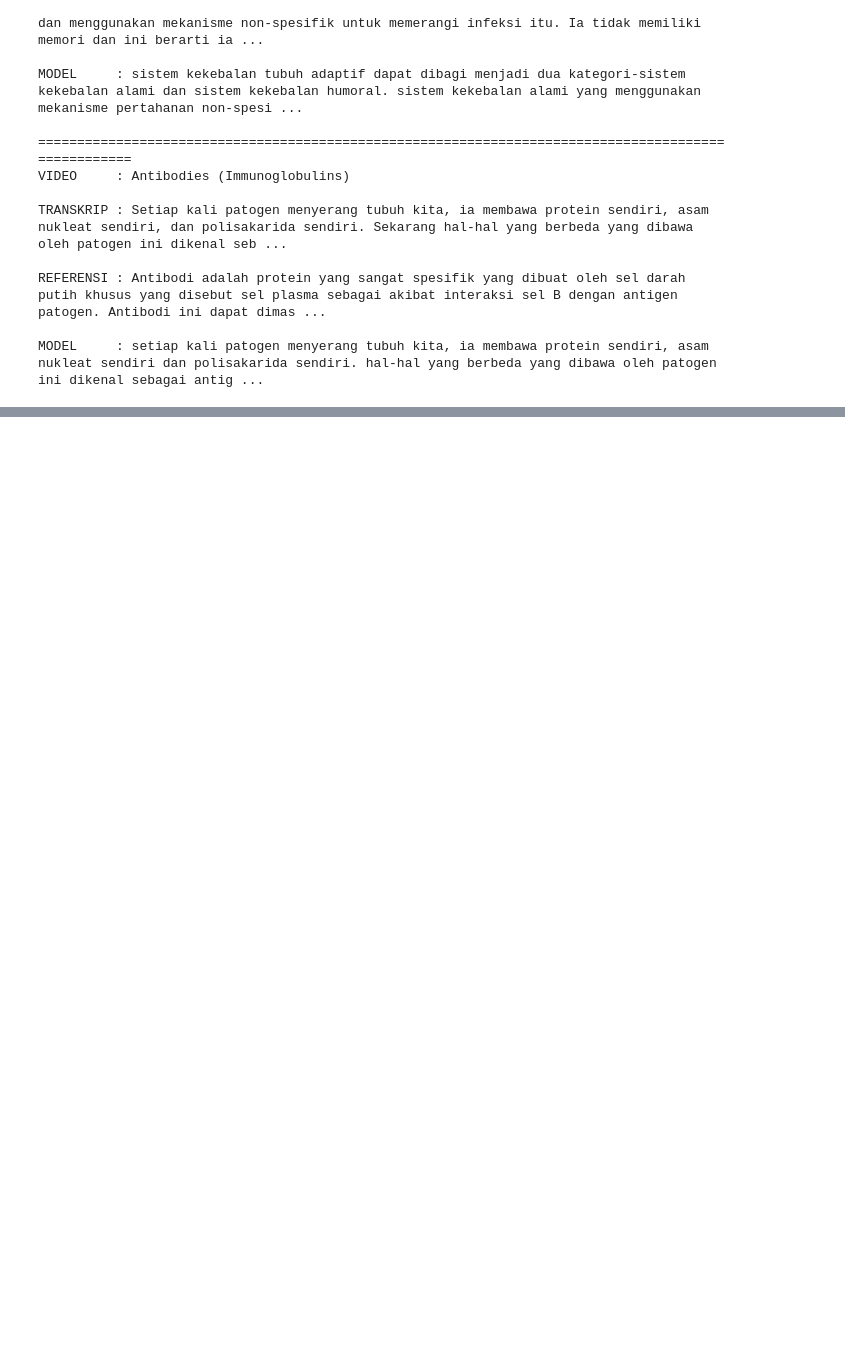
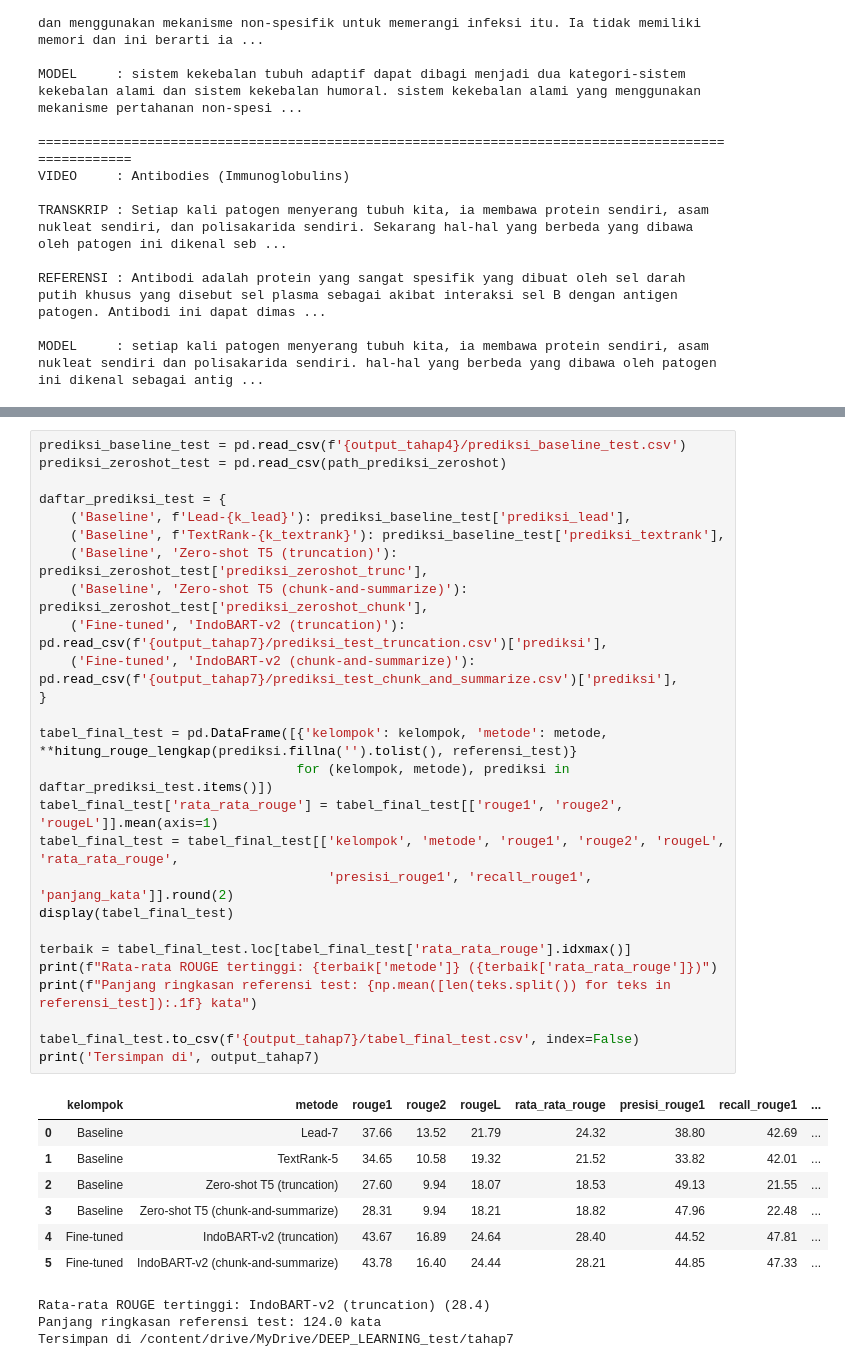
Before and after one commit to IRay3477/Pengembangan-Model-Deep-Learning-dan-Implementasi-API, a Jupyter notebook: Deep_Learning_Peringkasan_Otomatis_Video_Kuliah_Bahasa_Indonesia.ipynb, the cells around one changed output, grey strips where cells are left out. Saved outputs shown, nothing was run; the diff lists cells and outputs as text; blank space fills up the shorter version.

```diff
--- a/Deep_Learning_Peringkasan_Otomatis_Video_Kuliah_Bahasa_Indonesia.ipynb
+++ b/Deep_Learning_Peringkasan_Otomatis_Video_Kuliah_Bahasa_Indonesia.ipynb
@@ -2332,0 +2462,37 @@ MODEL     : setiap kali patogen menyerang tubuh kita, ia membawa protein sendiri
+# %%
+prediksi_baseline_test = pd.read_csv(f'{output_tahap4}/prediksi_baseline_test.csv')
+prediksi_zeroshot_test = pd.read_csv(path_prediksi_zeroshot)
+
+daftar_prediksi_test = {
+    ('Baseline', f'Lead-{k_lead}'): prediksi_baseline_test['prediksi_lead'],
+    ('Baseline', f'TextRank-{k_textrank}'): prediksi_baseline_test['prediksi_textrank'],
+    ('Baseline', 'Zero-shot T5 (truncation)'): prediksi_zeroshot_test['prediksi_zeroshot_trunc'],
+    ('Baseline', 'Zero-shot T5 (chunk-and-summarize)'): prediksi_zeroshot_test['prediksi_zeroshot_chunk'],
+    ('Fine-tuned', 'IndoBART-v2 (truncation)'): pd.read_csv(f'{output_tahap7}/prediksi_test_truncation.csv')['prediksi'],
+    ('Fine-tuned', 'IndoBART-v2 (chunk-and-summarize)'): pd.read_csv(f'{output_tahap7}/prediksi_test_chunk_and_summarize.csv')['prediksi'],
+}
+
+tabel_final_test = pd.DataFrame([{'kelompok': kelompok, 'metode': metode, **hitung_rouge_lengkap(prediksi.fillna('').tolist(), referensi_test)}
+                                 for (kelompok, metode), prediksi in daftar_prediksi_test.items()])
+tabel_final_test['rata_rata_rouge'] = tabel_final_test[['rouge1', 'rouge2', 'rougeL']].mean(axis=1)
+tabel_final_test = tabel_final_test[['kelompok', 'metode', 'rouge1', 'rouge2', 'rougeL', 'rata_rata_rouge',
+                                     'presisi_rouge1', 'recall_rouge1', 'panjang_kata']].round(2)
+display(tabel_final_test)
+
+terbaik = tabel_final_test.loc[tabel_final_test['rata_rata_rouge'].idxmax()]
+print(f"Rata-rata ROUGE tertinggi: {terbaik['metode']} ({terbaik['rata_rata_rouge']})")
+print(f"Panjang ringkasan referensi test: {np.mean([len(teks.split()) for teks in referensi_test]):.1f} kata")
+
+tabel_final_test.to_csv(f'{output_tahap7}/tabel_final_test.csv', index=False)
+print('Tersimpan di', output_tahap7)
+# %% [output]
+|  | kelompok | metode | rouge1 | rouge2 | rougeL | rata_rata_rouge | presisi_rouge1 | recall_rouge1 | ... |
+| 0 | Baseline | Lead-7 | 37.66 | 13.52 | 21.79 | 24.32 | 38.80 | 42.69 | ... |
+| 1 | Baseline | TextRank-5 | 34.65 | 10.58 | 19.32 | 21.52 | 33.82 | 42.01 | ... |
+| 2 | Baseline | Zero-shot T5 (truncation) | 27.60 | 9.94 | 18.07 | 18.53 | 49.13 | 21.55 | ... |
+| 3 | Baseline | Zero-shot T5 (chunk-and-summarize) | 28.31 | 9.94 | 18.21 | 18.82 | 47.96 | 22.48 | ... |
+| 4 | Fine-tuned | IndoBART-v2 (truncation) | 43.67 | 16.89 | 24.64 | 28.40 | 44.52 | 47.81 | ... |
+| 5 | Fine-tuned | IndoBART-v2 (chunk-and-summarize) | 43.78 | 16.40 | 24.44 | 28.21 | 44.85 | 47.33 | ... |
+Rata-rata ROUGE tertinggi: IndoBART-v2 (truncation) (28.4)
+Panjang ringkasan referensi test: 124.0 kata
+Tersimpan di /content/drive/MyDrive/DEEP_LEARNING_test/tahap7
```
Also changed, not shown: parts of 27 cells of this notebook.
